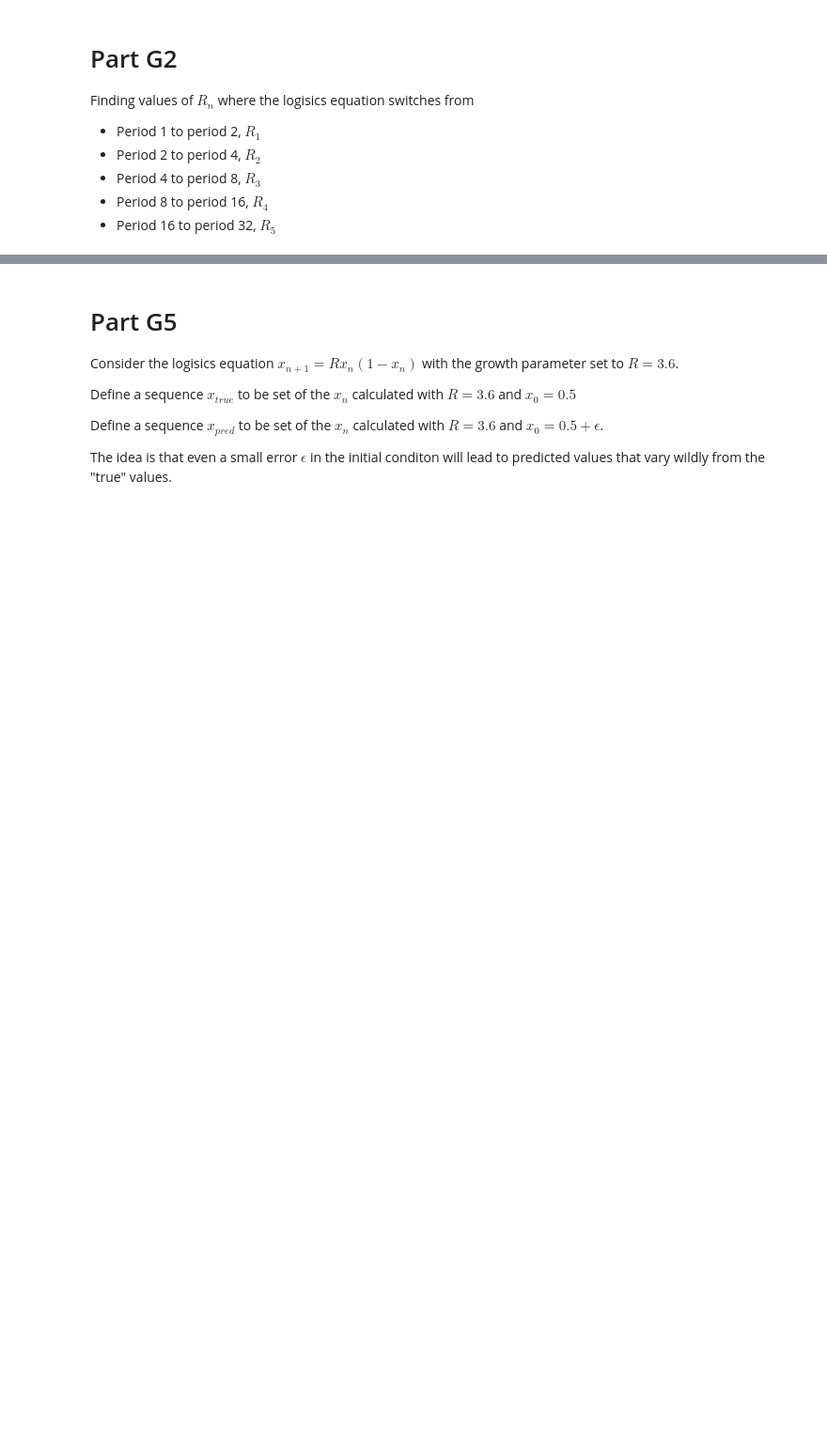
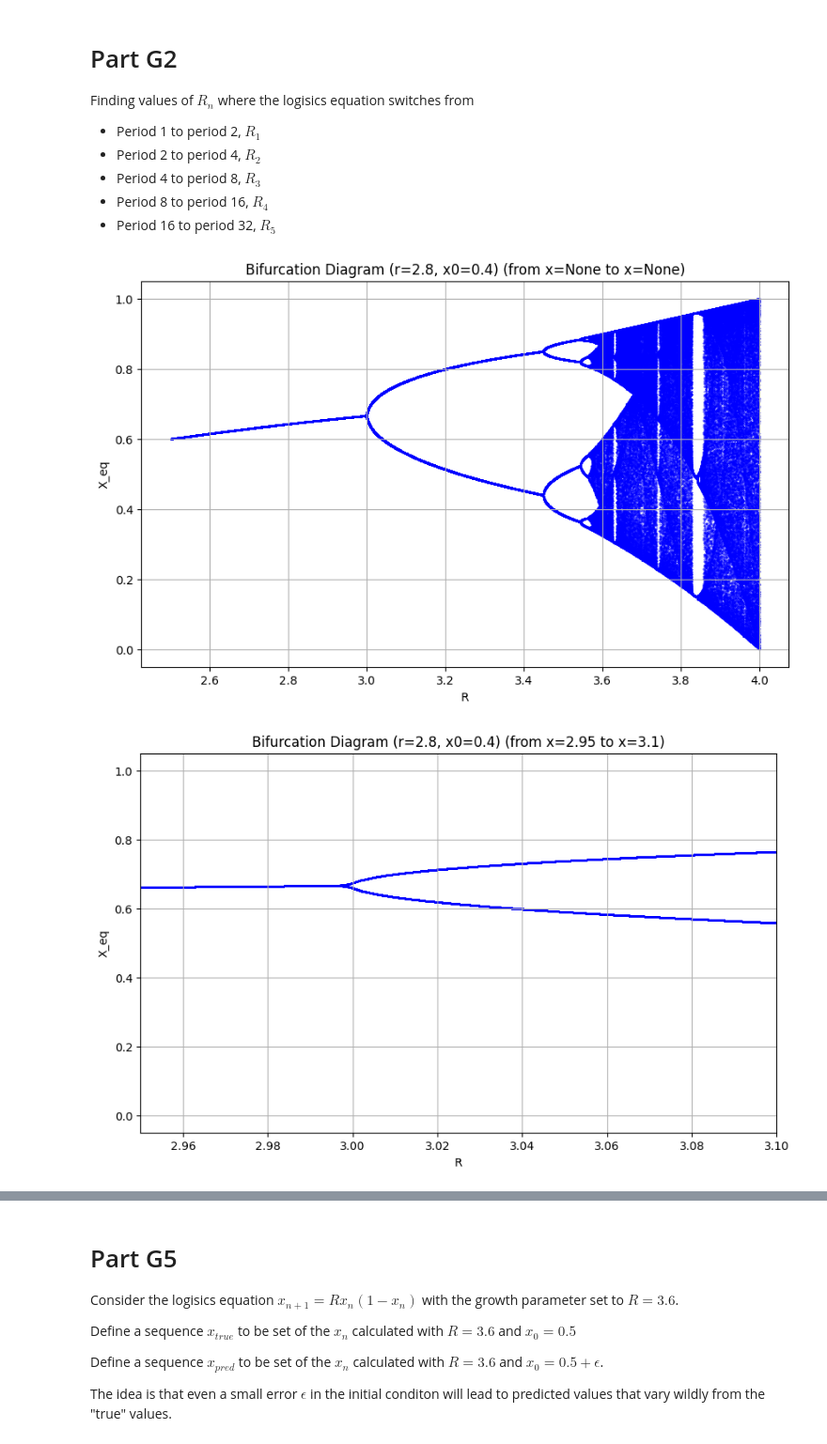
Before and after one commit to 404Wolf/PHYS123-Group-Project, a Jupyter notebook: submission.ipynb, the cells around one changed output, grey strips where cells are left out. Shown at 94% size. Drawn from its saved outputs; the diff is of its cells as text; code cells hidden in the pictures; blank space fills up the shorter version.

```diff
--- a/submission.ipynb
+++ b/submission.ipynb
@@ -69,0 +60,49 @@ plot_logistics_equation(3.62, 0.4, 120)
+# %%
+R_value_count = 5000 # Number of R values to have for our x axis
+R_value_min = 2.5 # Initial R value
+R_value_max = 4 # Max R value
+
+# How many values to compute before we assume we are near equilibrium
+iteration_to_start_at = 1000
+
+# Number of x values to sample
+x_per_R_value_count = 100
+
+x_coords = np.zeros(R_value_count * x_per_R_value_count)
+y_coords = np.zeros(R_value_count * x_per_R_value_count)
+next_val = 0
+
+# For each R value in an evenly distributed range starting at <R_value_min> up to <R_value_max>
+# with R_value_count values overall.
+for R_val in np.linspace(R_value_min, R_value_max, R_value_count):
+    # Create a generator to compute x values from
+    logistics_value_computer = compute_logistics_equation_values(R_val, x_0)
+
+    # Skip past <iteration_to_start_at> number of computed x values
+    for i in range(iteration_to_start_at):
+        next(logistics_value_computer)
+
+    # Generate <x_per_R_value_count> number of x values and add them to the plot at the current
+    # R value (recall x axis is R)
+    for i in range(x_per_R_value_count):
+        x_coords[next_val] = R_val
+        y_coords[next_val] = next(logistics_value_computer)
+        next_val += 1
+
+def plot_bifurcation_diagram(x_min = None, x_max = None):
+    plt.figure(figsize=(10, 6))
+    if x_min or x_max:
+        plt.xlim(x_min, x_max)
+    plt.scatter(x_coords, y_coords, marker='o', linestyle='-', color='b', s=.1)
+    plt.title(f'Bifurcation Diagram (r={R}, x0={x_0}) (from x={x_min} to x={x_max})')
+    plt.xlabel('R')
+    plt.ylabel('X_eq')
+    plt.grid(True)
+    plt.show()
+
+plot_bifurcation_diagram()
+plot_bifurcation_diagram(2.95, 3.1)
+plot_bifurcation_diagram(3.44, 3.46)
+# %% [output]
+[figure, added]
+[figure, added]
```
Also changed, not shown: parts of 6 cells of this notebook, 2 other files.
